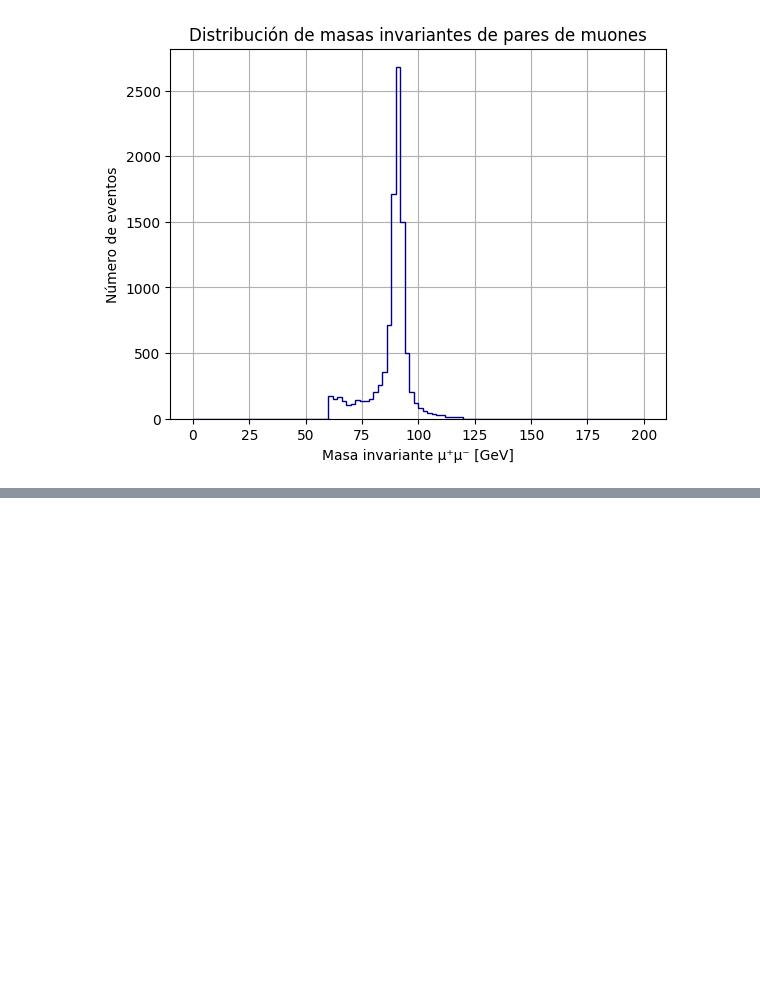
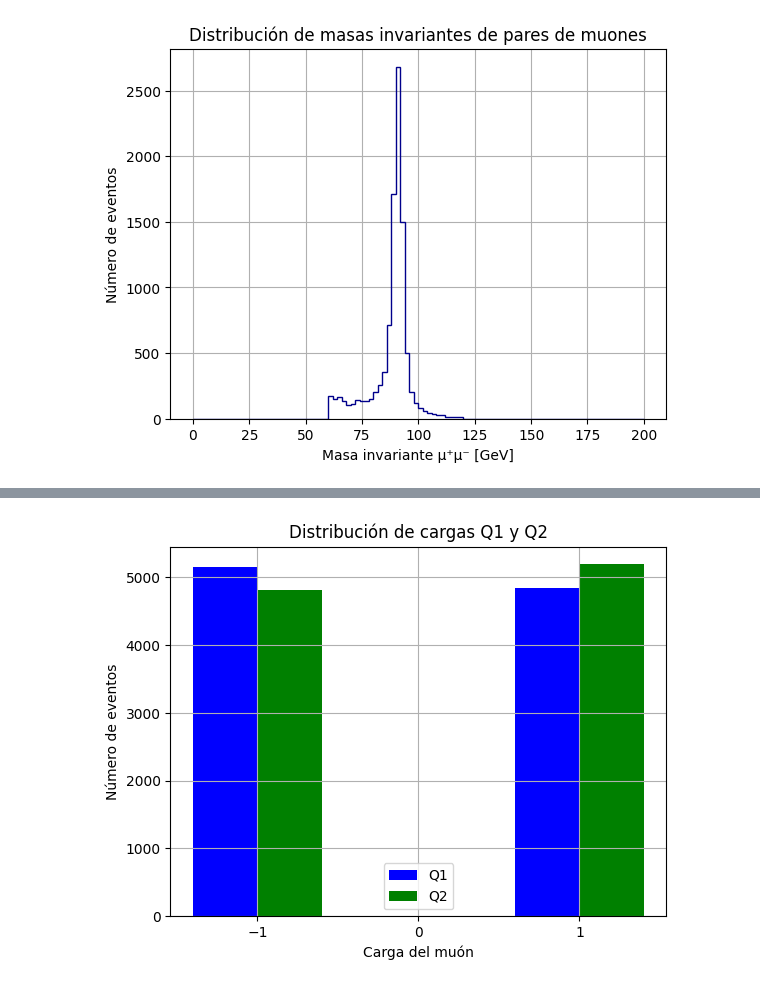
Before and after one commit to ProgramasParaFisicaDeParticulas/lecturadedatosabiertoscmszmumu-Pioquinto9, a Jupyter notebook: CMSOpenDataZtoMuMu.ipynb, the cells around one changed output, grey strips where cells are left out. Saved outputs shown, nothing was run; the diff lists cells and outputs as text; code cells hidden in the pictures; blank space fills up the shorter version.

```diff
--- a/CMSOpenDataZtoMuMu.ipynb
+++ b/CMSOpenDataZtoMuMu.ipynb
@@ -55,3 +69,17 @@ plt.show()
 muones_aislados = particles[(particles["iso1"] < 0.15) & (particles["iso2"] < 0.15)] #Filtor para ver si los muones son aisladoss
 # %%
 muones_opuestos = muones_aislados[muones_aislados["Q1"] * muones_aislados["Q2"] == -1] #Para asegurar que tengan cargas opuesta
+# %%
+
+
+plt.hist([particles["Q1"], particles["Q2"]], bins=[-1.5, -0.5, 0.5, 1.5], #Distribución de carga (+1,-1)
+         label=["Q1", "Q2"], color=["blue", "green"], rwidth=0.8)
+plt.xticks([-1, 0, 1])
+plt.xlabel("Carga del muón")
+plt.ylabel("Número de eventos")
+plt.title("Distribución de cargas Q1 y Q2")
+plt.legend()
+plt.grid(True)
+plt.show()
+# %% [output]
+[figure, added]
```
Also changed, not shown: parts of 2 cells of this notebook.
